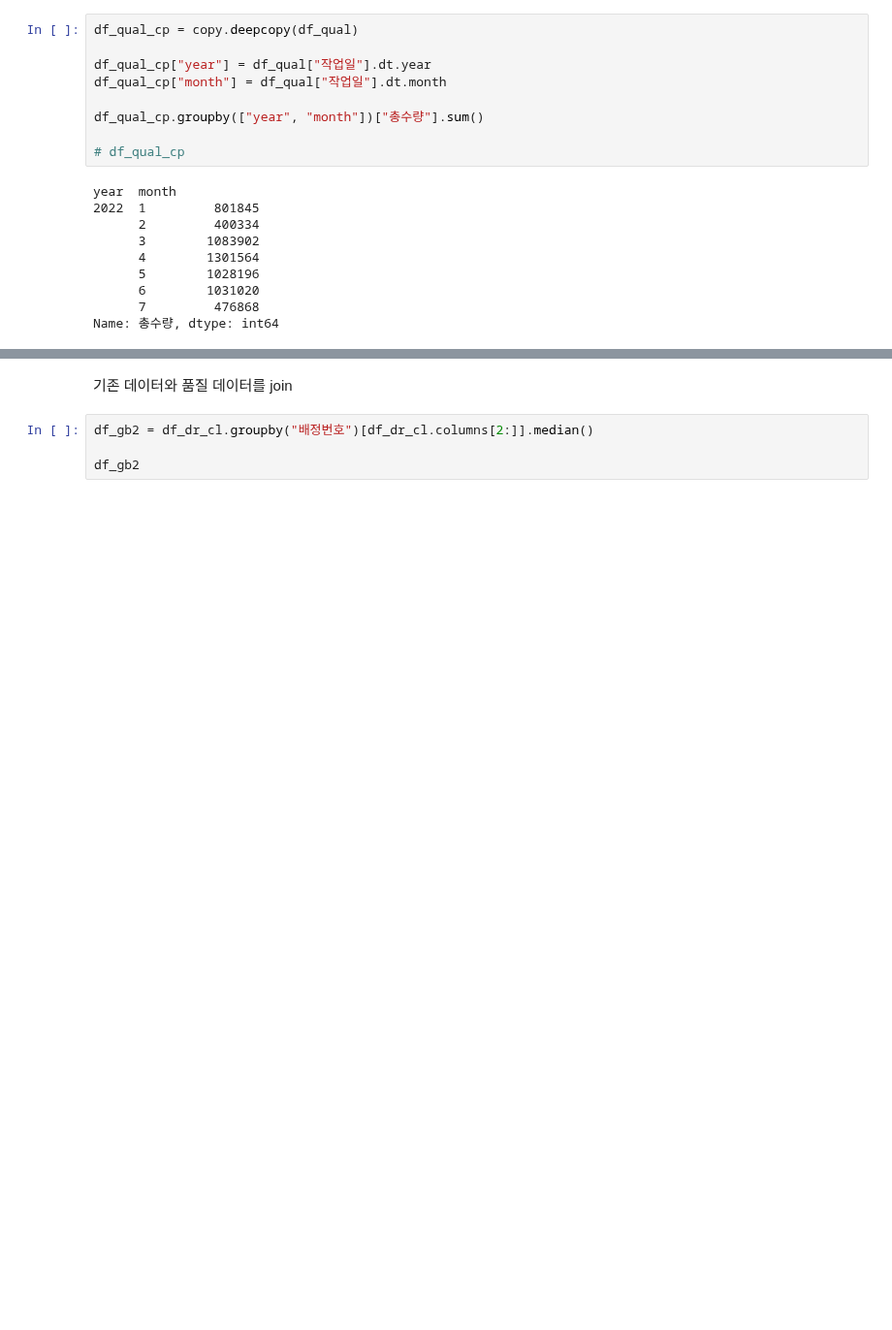
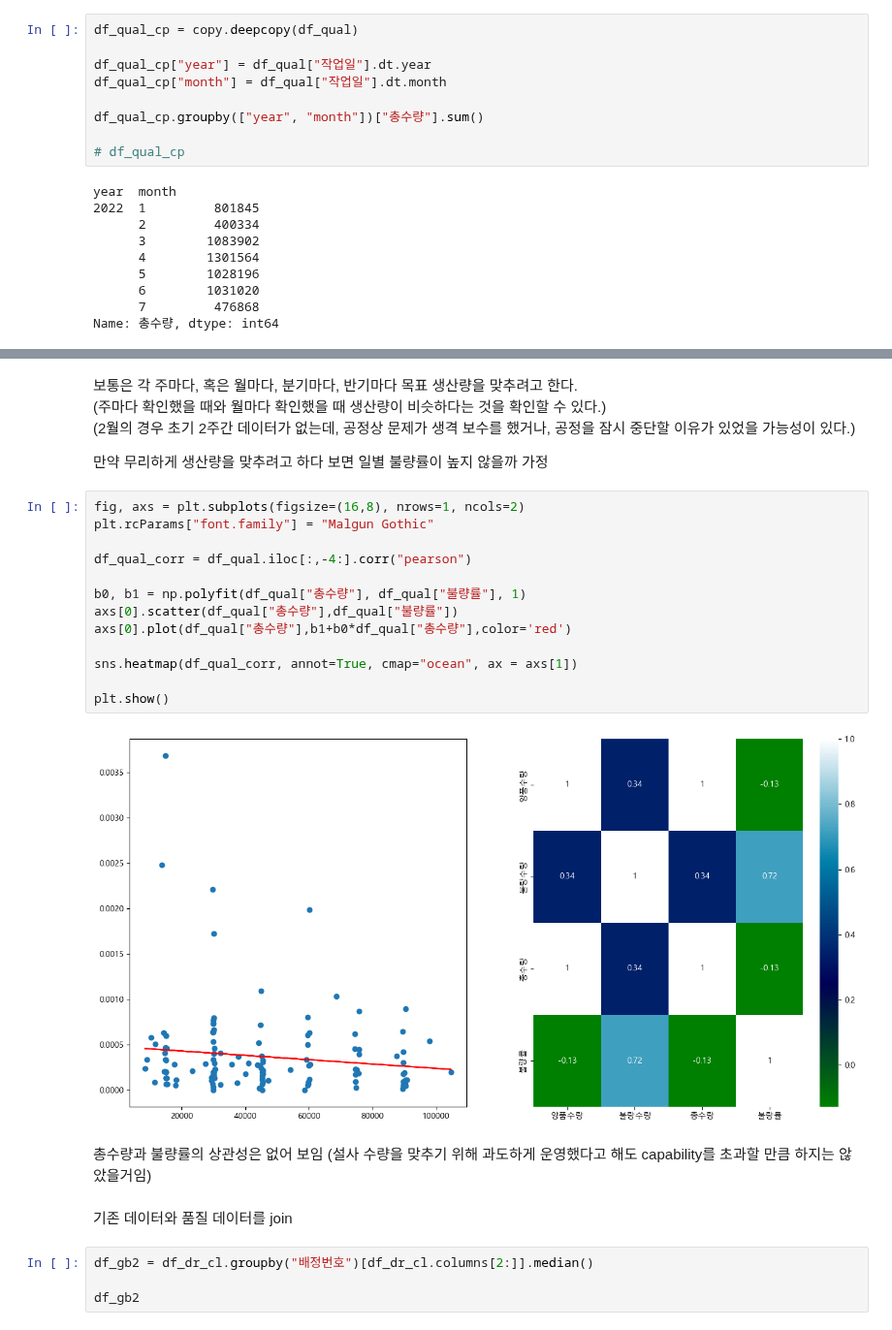
Before and after one commit to nyeokinyeoki/kamp, a Jupyter notebook: Data_analyse_heat_treatment_제조에 미련이 남아.ipynb, the cells around one changed output, grey strips where cells are left out. Shown at 97% size. Saved outputs shown, nothing was run; the diff lists cells and outputs as text; blank space fills up the shorter version.

```diff
--- a/Data_analyse_heat_treatment_제조에 미련이 남아.ipynb
+++ b/Data_analyse_heat_treatment_제조에 미련이 남아.ipynb
@@ -528,3 +522,26 @@ df_qual[df_qual["작업일"].dt.year==2022][df_qual["작업일"].dt.month==1]
+# %% [markdown]
+보통은 각 주마다, 혹은 월마다, 분기마다, 반기마다 목표 생산량을 맞추려고 한다.
+(주마다 확인했을 때와 월마다 확인했을 때 생산량이 비슷하다는 것을 확인할 수 있다.)
+(2월의 경우 초기 2주간 데이터가 없는데, 공정상 문제가 생격 보수를 했거나, 공정을 잠시 중단할 이유가 있었을 가능성이 있다.)
+
+만약 무리하게 생산량을 맞추려고 하다 보면 일별 불량률이 높지 않을까 가정
+# %%
+fig, axs = plt.subplots(figsize=(16,8), nrows=1, ncols=2)
+plt.rcParams["font.family"] = "Malgun Gothic"
+
+df_qual_corr = df_qual.iloc[:,-4:].corr("pearson")
+
+b0, b1 = np.polyfit(df_qual["총수량"], df_qual["불량률"], 1)
+axs[0].scatter(df_qual["총수량"],df_qual["불량률"])
+axs[0].plot(df_qual["총수량"],b1+b0*df_qual["총수량"],color='red')
+
+sns.heatmap(df_qual_corr, annot=True, cmap="ocean", ax = axs[1])
+
+plt.show()
+# %% [output]
+[figure, added]
+# %% [markdown]
+총수량과 불량률의 상관성은 없어 보임 (설사 수량을 맞추기 위해 과도하게 운영했다고 해도 capability를 초과할 만큼 하지는 않았을거임)
 # %% [markdown]
 기존 데이터와 품질 데이터를 join
 # %%
```
Also changed, not shown: parts of 2 cells of this notebook.
